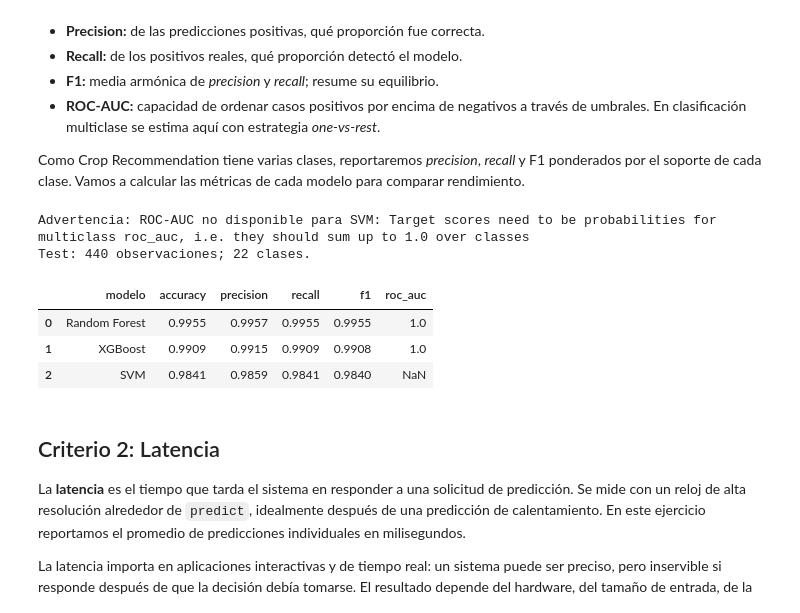
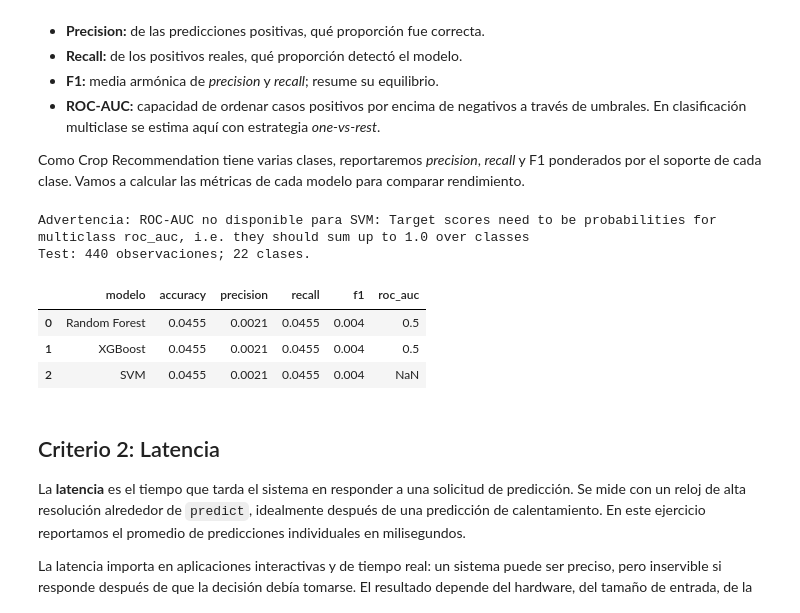
Before and after one commit to marcocar93-ops/ml-demo1-profesor, a Jupyter notebook: notebooks/clase_7_factibilidad.ipynb, the cells around one changed output. Cells and saved outputs as stored; diff of their text form; code cells hidden in the pictures.

```diff
--- a/notebooks/clase_7_factibilidad.ipynb
+++ b/notebooks/clase_7_factibilidad.ipynb
@@ -123,9 +123,10 @@ for nombre, ruta in rutas_modelos.items():
     except Exception as error:
         print(f'Advertencia: no se pudo cargar {nombre} ({type(error).__name__}: {error})')
 
-# El codificador permite comparar las etiquetas de texto con las clases predichas.
+# El escalador y el codificador son necesarios para preparar los datos como en el Bloque 1.
 artefactos = {}
 for nombre, ruta in {
+    'scaler': MODELS_DIR / 'scaler.pkl',
     'label_encoder': MODELS_DIR / 'label_encoder.pkl',
 }.items():
     if not ruta.is_file():
@@ -137,6 +138,7 @@ for nombre, ruta in {
     except Exception as error:
         print(f'Advertencia: no se pudo cargar {nombre} ({type(error).__name__}: {error})')
 
+scaler = artefactos.get('scaler')
 label_encoder = artefactos.get('label_encoder')
 if label_encoder is not None:
     print(f'Clases ({len(label_encoder.classes_)}): {list(label_encoder.classes_)}')
@@ -162,22 +165,25 @@ El **rendimiento** describe qué tan bien predice el modelo, pero la métrica co
 
 Como Crop Recommendation tiene varias clases, reportaremos *precision*, *recall* y F1 ponderados por el soporte de cada clase. Vamos a calcular las métricas de cada modelo para comparar rendimiento.
 # %%
-# Usamos las variables originales: cada estimador espera el formato con el que fue entrenado.
+# Preparamos los datos con los artefactos ya entrenados y el mismo split del Bloque 1.
 resultados = pd.DataFrame(
     columns=['modelo', 'accuracy', 'precision', 'recall', 'f1', 'roc_auc']
 )
-X_test = pd.DataFrame()
+X_test_scaled = pd.DataFrame()
 y_test = np.array([])
 
-if label_encoder is None:
-    print('Advertencia: no se calculan métricas porque falta el label encoder.')
+if scaler is None or label_encoder is None:
+    print('Advertencia: no se calculan métricas porque falta el scaler o el label encoder.')
 elif 'label' not in df.columns:
     print("Advertencia: no se encontró la columna objetivo 'label' en el dataset.")
 else:
     X = df.drop(columns=['label']).copy()
     y = label_encoder.transform(df['label'])
-    _, X_test, _, y_test = train_test_split(
-        X,
+    X_scaled = pd.DataFrame(
+        scaler.transform(X), columns=X.columns, index=X.index
+    )
+    _, X_test_scaled, _, y_test = train_test_split(
+        X_scaled,
         y,
         test_size=0.2,
         random_state=RANDOM_STATE,
@@ -186,7 +192,7 @@ else:
 
     filas_metricas = []
     for nombre, modelo in modelos.items():
-        predicciones = modelo.predict(X_test)
+        predicciones = modelo.predict(X_test_scaled)
         fila = {
             'modelo': nombre,
             'accuracy': accuracy_score(y_test, predicciones),
@@ -198,39 +204,39 @@ else:
         # ROC-AUC requiere puntuaciones por clase y puede no estar soportado por todos los estimadores.
         try:
             if hasattr(modelo, 'predict_proba'):
-                puntuaciones = modelo.predict_proba(X_test)
+                puntuaciones = modelo.predict_proba(X_test_scaled)
             elif hasattr(modelo, 'decision_function'):
-                puntuaciones = modelo.decision_function(X_test)
+                puntuaciones = modelo.decision_function(X_test_scaled)
             else:
                 puntuaciones = None
             if puntuaciones is not None:
                 fila['roc_auc'] = roc_auc_score(
                     y_test,
                     puntuaciones,
                     labels=getattr(modelo, 'classes_', None),
                     multi_class='ovr',
                     average='weighted',
                 )
             else:
                 print(f'Advertencia: {nombre} no ofrece puntuaciones para calcular ROC-AUC.')
         except (ValueError, TypeError) as error:
             print(f'Advertencia: ROC-AUC no disponible para {nombre}: {error}')
         filas_metricas.append(fila)
 
     resultados = pd.DataFrame(filas_metricas, columns=resultados.columns)
 
 if resultados.empty:
     print('No hay modelos disponibles para calcular las métricas.')
 else:
-    print(f'Test: {len(X_test)} observaciones; {len(np.unique(y_test))} clases.')
+    print(f'Test: {len(X_test_scaled)} observaciones; {len(np.unique(y_test))} clases.')
     display(resultados.round(4))
 # %% [output]
 Advertencia: ROC-AUC no disponible para SVM: Target scores need to be probabilities for multiclass roc_auc, i.e. they should sum up to 1.0 over classes
 Test: 440 observaciones; 22 clases.
 |  | modelo | accuracy | precision | recall | f1 | roc_auc |
-| 0 | Random Forest | 0.9955 | 0.9957 | 0.9955 | 0.9955 | 1.0 |
-| 1 | XGBoost | 0.9909 | 0.9915 | 0.9909 | 0.9908 | 1.0 |
-| 2 | SVM | 0.9841 | 0.9859 | 0.9841 | 0.9840 | NaN |
+| 0 | Random Forest | 0.0455 | 0.0021 | 0.0455 | 0.004 | 0.5 |
+| 1 | XGBoost | 0.0455 | 0.0021 | 0.0455 | 0.004 | 0.5 |
+| 2 | SVM | 0.0455 | 0.0021 | 0.0455 | 0.004 | NaN |
 # %% [markdown]
 ## Criterio 2: Latencia
 
```
Also changed, not shown: parts of 8 cells of this notebook, 8 other files.
